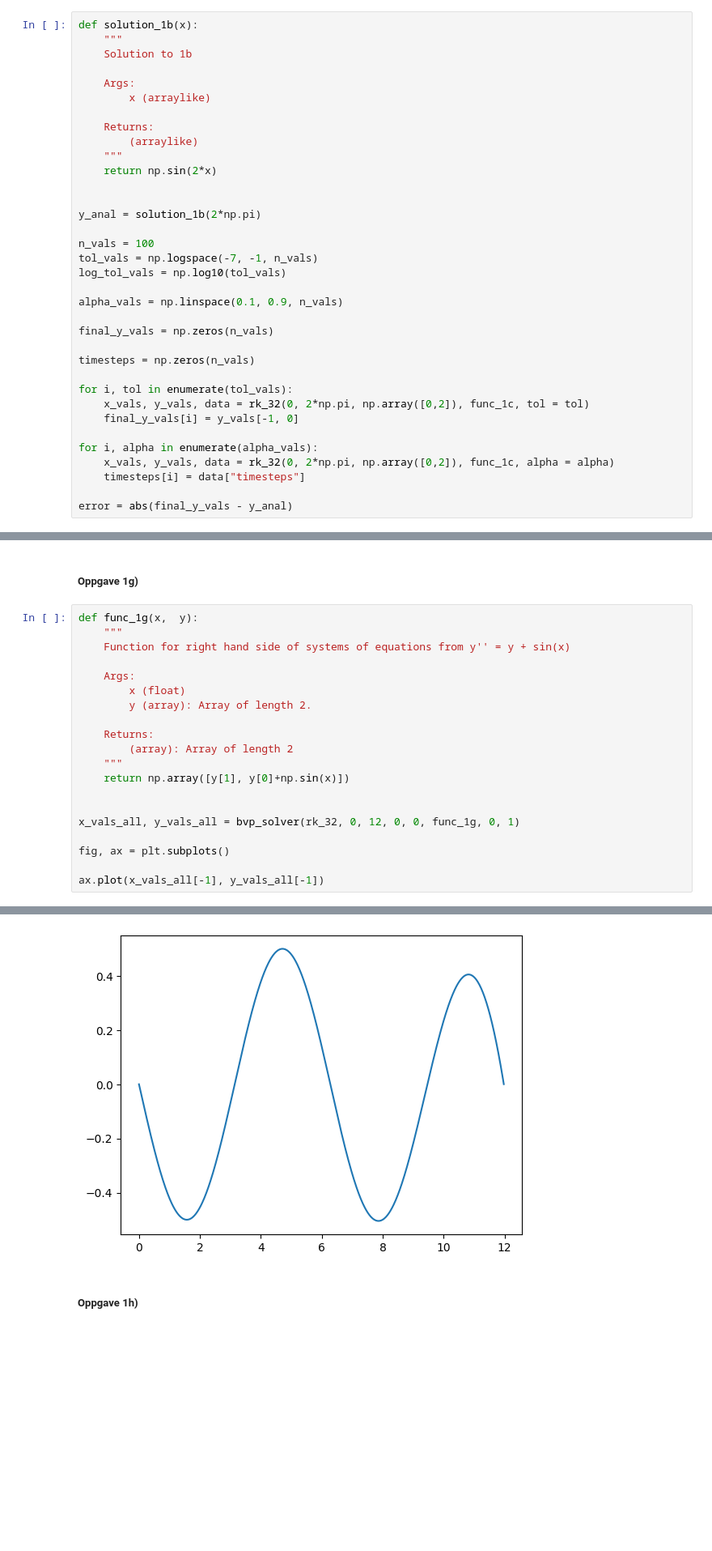
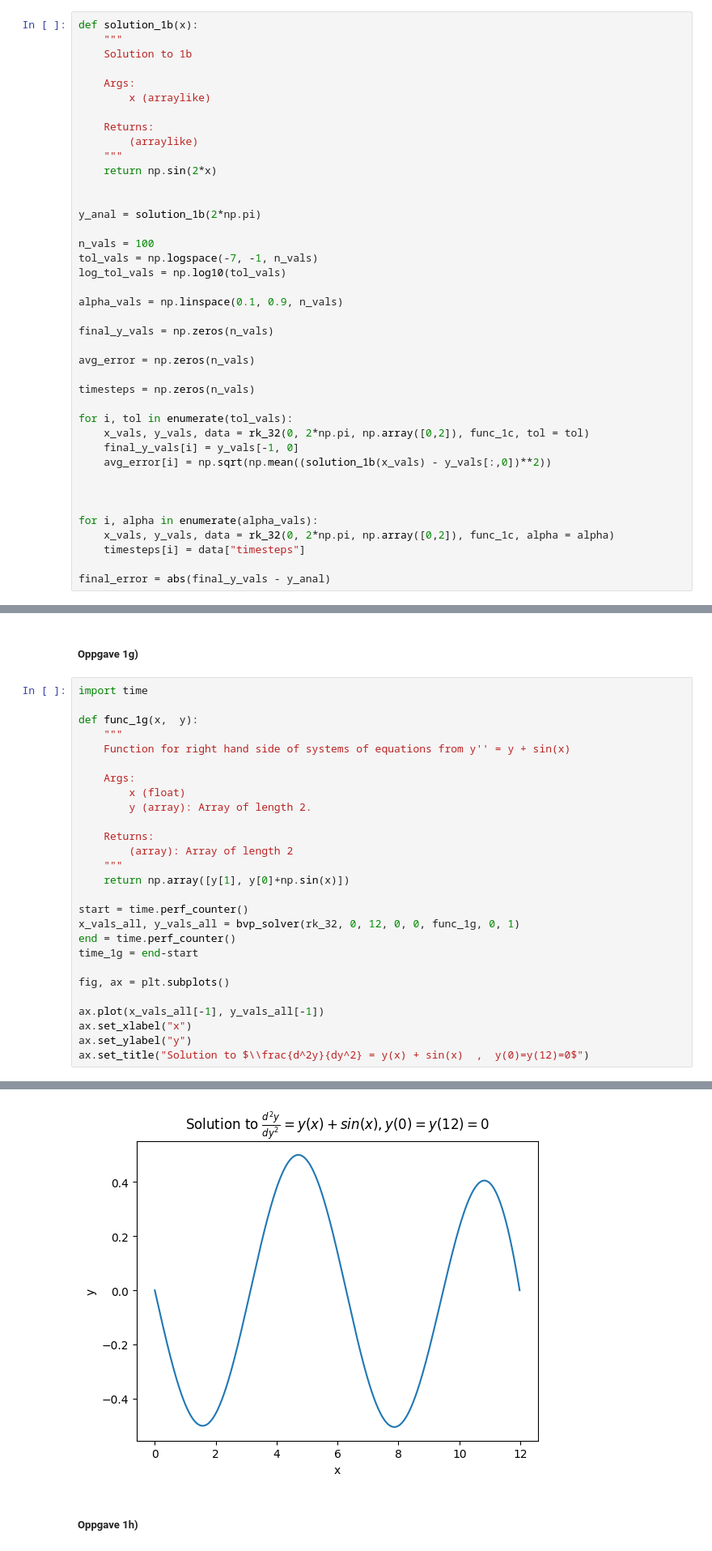
Before and after one commit to einaraarnaes/Prosjekt3, a Jupyter notebook: code.ipynb, the cells around one changed output, grey strips where cells are left out. Shown at 81% size. Saved outputs shown, nothing was run; the diff lists cells and outputs as text; blank space fills up the shorter version.

```diff
--- a/code.ipynb
+++ b/code.ipynb
@@ -188,15 +188,20 @@ alpha_vals = np.linspace(0.1, 0.9, n_vals)
 
 final_y_vals = np.zeros(n_vals)
 
+avg_error = np.zeros(n_vals)
+
 timesteps = np.zeros(n_vals)
 
 for i, tol in enumerate(tol_vals):
     x_vals, y_vals, data = rk_32(0, 2*np.pi, np.array([0,2]), func_1c, tol = tol)
     final_y_vals[i] = y_vals[-1, 0]
+    avg_error[i] = np.sqrt(np.mean((solution_1b(x_vals) - y_vals[:,0])**2))
+
+
 
 for i, alpha in enumerate(alpha_vals):
     x_vals, y_vals, data = rk_32(0, 2*np.pi, np.array([0,2]), func_1c, alpha = alpha)
     timesteps[i] = data["timesteps"]
 
-error = abs(final_y_vals - y_anal)
+final_error = abs(final_y_vals - y_anal)
 # %%
@@ -333,6 +347,8 @@ ax.legend()
 # %% [markdown]
 ##### Oppgave 1g)
 # %%
+import time
+
 def func_1g(x,  y):
     """
     Function for right hand side of systems of equations from y'' = y + sin(x)
@@ -346,10 +362,15 @@ def func_1g(x,  y):
     """
     return np.array([y[1], y[0]+np.sin(x)])
 
-
+start = time.perf_counter()
 x_vals_all, y_vals_all = bvp_solver(rk_32, 0, 12, 0, 0, func_1g, 0, 1)
+end = time.perf_counter()
+time_1g = end-start
 
 fig, ax = plt.subplots()
 
 ax.plot(x_vals_all[-1], y_vals_all[-1])
+ax.set_xlabel("x")
+ax.set_ylabel("y")
+ax.set_title("Solution to $\\frac{d^2y}{dy^2} = y(x) + sin(x)  ,  y(0)=y(12)=0$")
 # %% [output]
@@ -357,4 +378,4 @@ ax.plot(x_vals_all[-1], y_vals_all[-1])
-[figure, old version]
+[figure, new version]
 # %% [markdown]
 ##### Oppgave 1h)
 # %%
```
Also changed, not shown: parts of 11 cells of this notebook.
